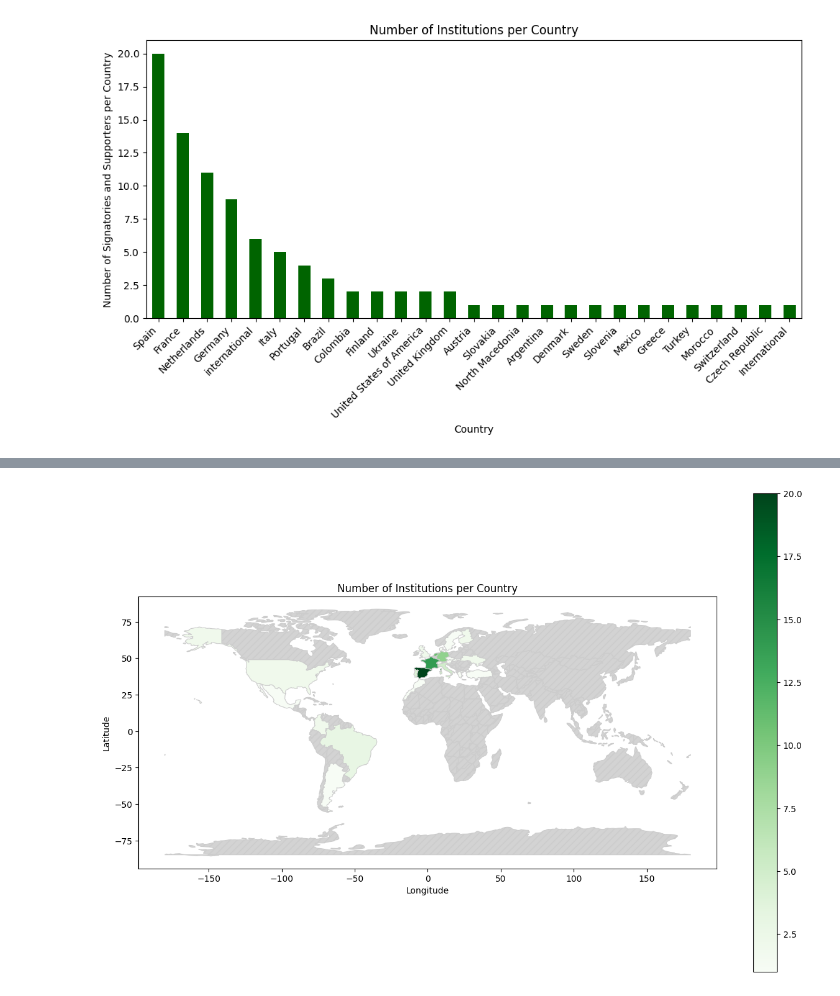
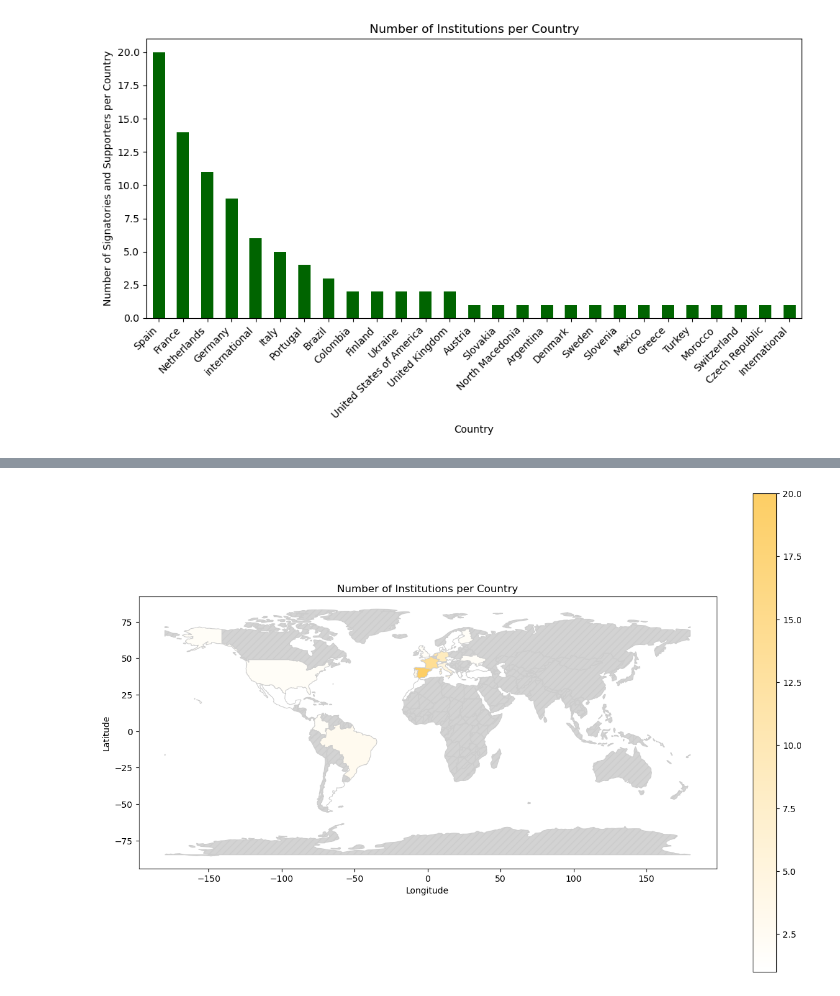
Before and after one commit to hauschke/barcelonaDORI_map, a Jupyter notebook: barcelonadori_map.ipynb, the cells around one changed output, grey strips where cells are left out. Saved outputs shown, nothing was run; the diff lists cells and outputs as text; code cells hidden in the pictures.

Commit message:
Added cmap by @bmkramer
Barcelona declaration yellow colours for the map

```diff
--- a/barcelonadori_map.ipynb
+++ b/barcelonadori_map.ipynb
@@ -58,3 +81,16 @@ plt.show()
+# %%
+# Custom functions to create gradient color scale for use in geomap
+# Using RGB(254, 207, 101) (Mustard yeallow, #fecf65)
+# For creating a colormap using two specific colors, see: https://stackoverflow.com/a/67751829
+
+N = 256
+vals = np.ones((N,4))
+
+vals[:, 0] = np.linspace(1, 254/256, N)
+vals[:, 1] = np.linspace(1, 207/256, N)
+vals[:, 2] = np.linspace(1, 101/256, N)
+
+my_cmp = ListedColormap(vals)
 # %%
 # Load map, thanks to https://github.com/johan for providing this! Finding a working map for geopandas was not easy.
 # url = 'https://raw.githubusercontent.com/johan/world.geo.json/master/countries.geo.json'
@@ -65,32 +101,32 @@ world = gpd.read_file(url)
 
 # Merge the world GeoDataFrame with the institution counts
 world_data = world.merge(country_counts, how='left', left_on='name', right_on='country')
 
 # Plot the choropleth map
 fig, ax = plt.subplots(1, 1, figsize=(15, 10))
 
 # Plot the map with color representing the number of institutions (choropleth)
 world_data.plot(
     column='count',
-    cmap='Greens',
+    cmap=my_cmp,
     linewidth=0.8,
     ax=ax,
     edgecolor='0.8',
     legend=True,
     missing_kwds={
         'color': 'lightgrey',  # Color for countries with no data
         'edgecolor': '0.8',
         'hatch': '///',  # Optional hatch pattern
         'label': 'No data'  # Label for the legend
     }
 )
 
 # Customize the plot
 plt.title('Number of Institutions per Country')
 plt.xlabel('Longitude')
 plt.ylabel('Latitude')
 
 # Show the map
 plt.show()
 # %% [output]
-[figure, old version]
+[figure, new version]
```
Also changed, not shown: parts of 2 cells of this notebook.
